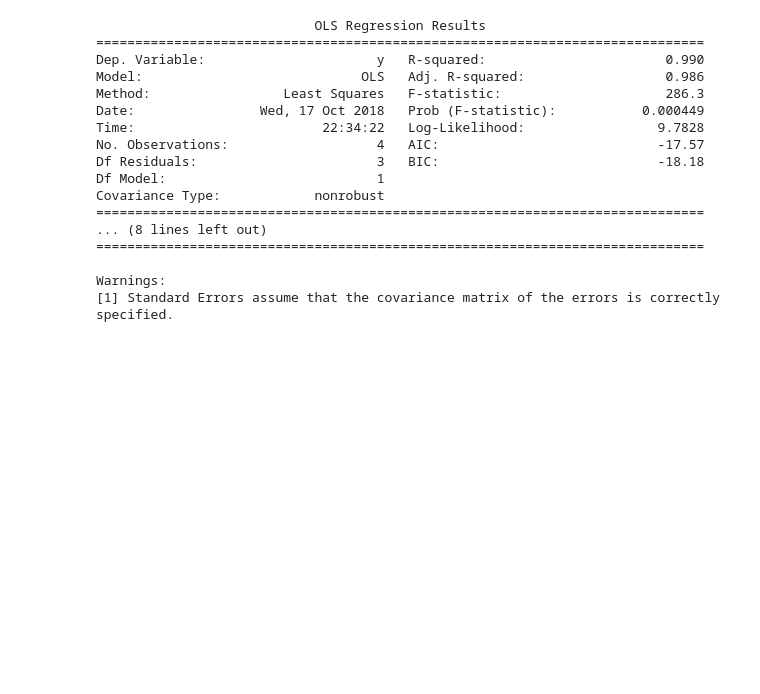
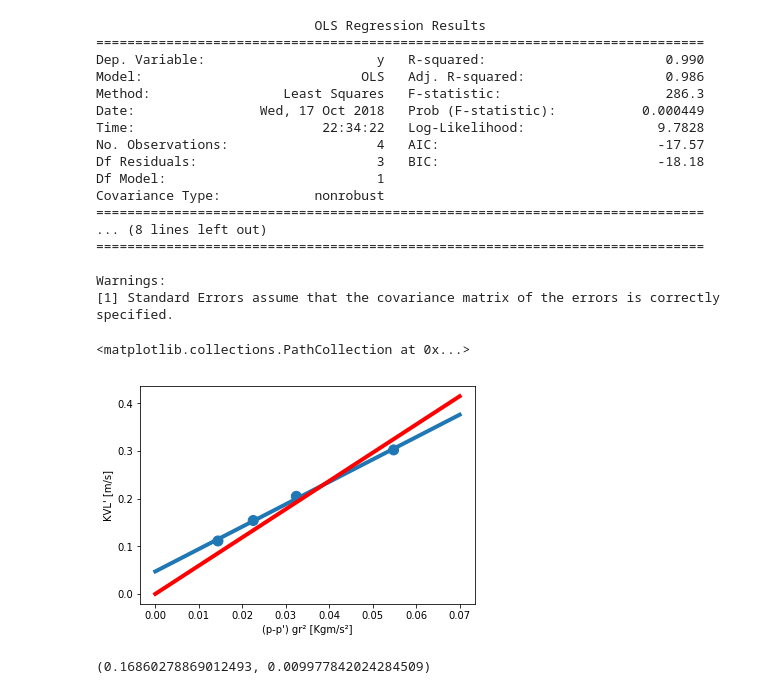
Before and after one commit to tiagodalloca/f229, a Jupyter notebook: experimento 4/exp4_notebook.ipynb, the cells around one changed output. Drawn from its saved outputs; the diff is of its cells as text; code cells hidden in the pictures; blank space fills up the shorter version.

```diff
--- a/experimento 4/exp4_notebook.ipynb
+++ b/experimento 4/exp4_notebook.ipynb
@@ -262,3 +262,20 @@ Covariance Type:            nonrobust
 
 Warnings:
 [1] Standard Errors assume that the covariance matrix of the errors is correctly specified.
+# %%
+plt.xlabel('(p-p\') gr² [Kgm/s²]')
+plt.ylabel('KVL\' [m/s]')
+plt.plot(testx, lr.predict(testx))
+plt.plot(testx, ols_result.predict(testx), color='red')
+plt.scatter(xv,yv, s=[100]*4)
+# %% [output]
+<matplotlib.collections.PathCollection at 0x...>
+[figure, added]
+# %%
+a = 5.9311
+n = 1/a
+ua = 0.351
+un = ((1/a**2)**2 * ua**2)**(1/2)
+n,un
+# %% [output]
+(0.16860278869012493, 0.009977842024284509)
```
